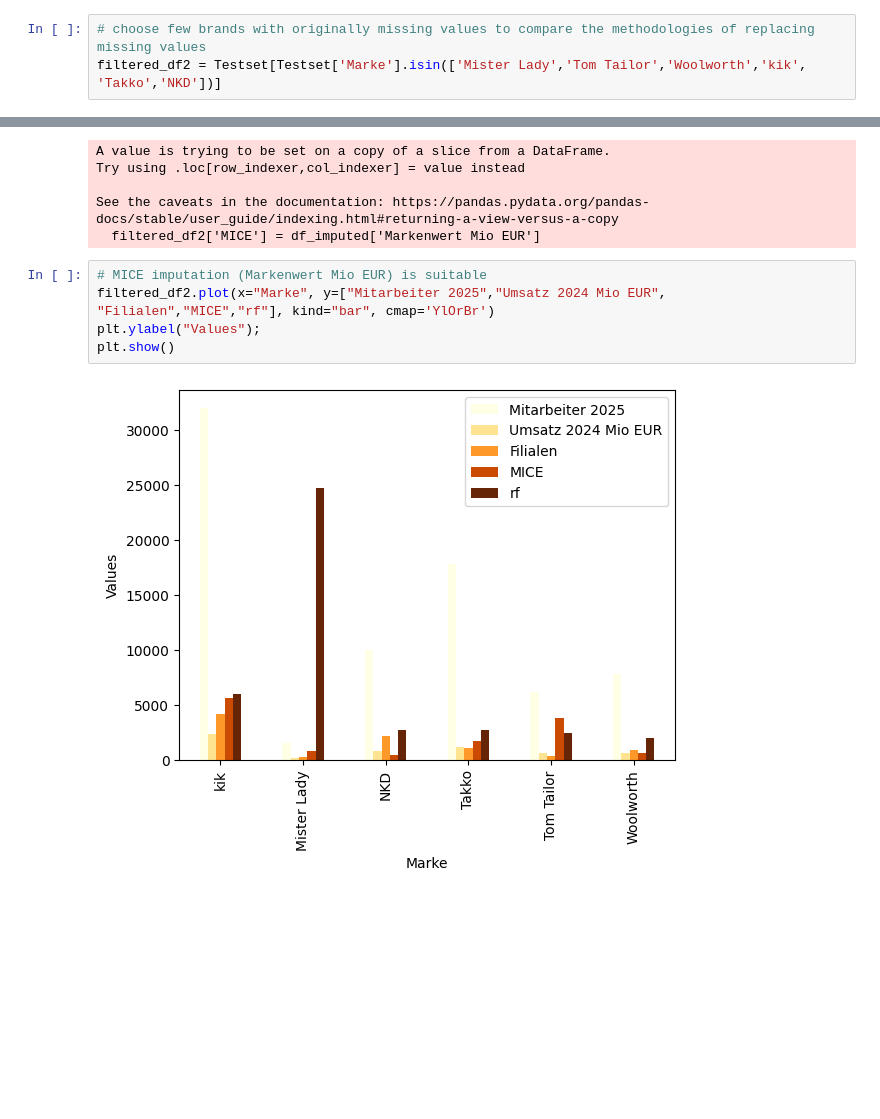
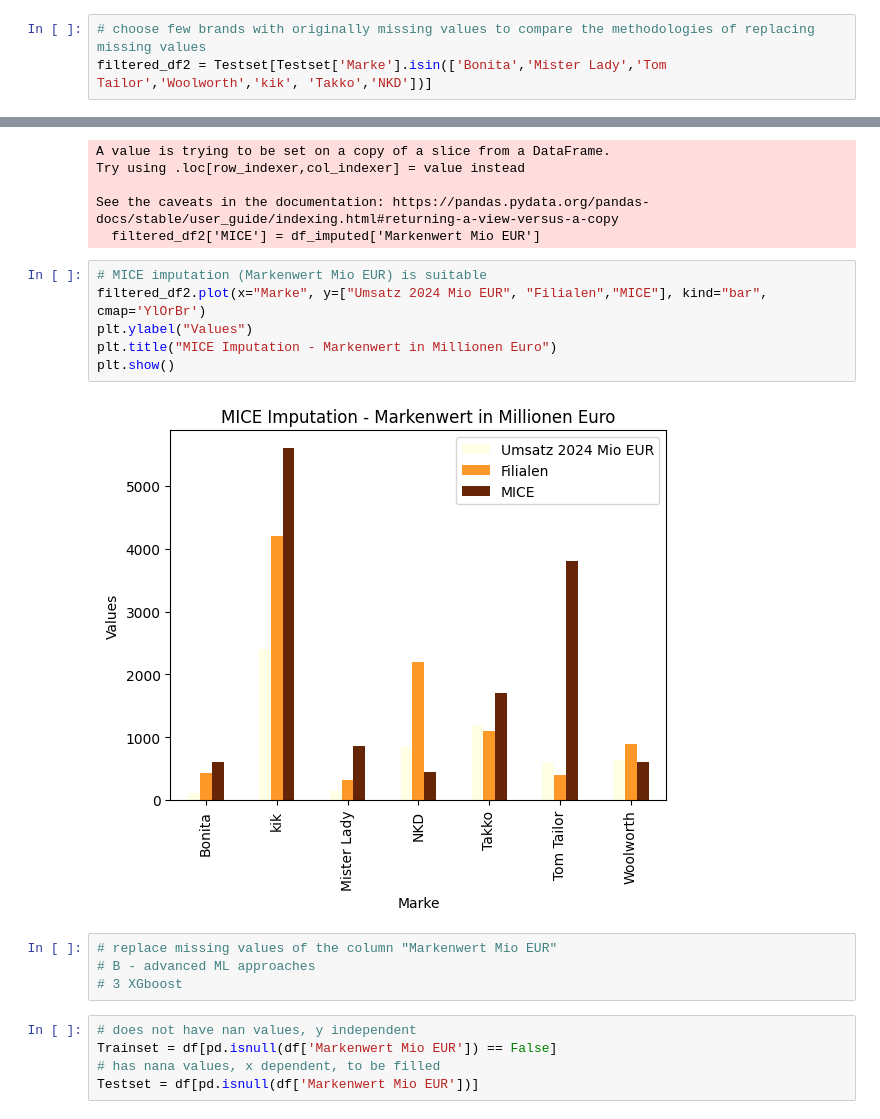
Before and after one commit to spribylova/PythonAppliedAnalytics, a Jupyter notebook: Fashion_File_missing_values_3.ipynb, the cells around one changed output, grey strips where cells are left out. Drawn from its saved outputs; the diff is of its cells as text; blank space fills up the shorter version.

```diff
--- a/Fashion_File_missing_values_3.ipynb
+++ b/Fashion_File_missing_values_3.ipynb
@@ -271,7 +276,7 @@ Testset.isnull().sum()
 dtype: int64
 # %%
 # choose few brands with originally missing values to compare the methodologies of replacing missing values
-filtered_df2 = Testset[Testset['Marke'].isin(['Mister Lady','Tom Tailor','Woolworth','kik', 'Takko','NKD'])]
+filtered_df2 = Testset[Testset['Marke'].isin(['Bonita','Mister Lady','Tom Tailor','Woolworth','kik', 'Takko','NKD'])]
 # %%
 # Random Forest (deep brown color Markenwert Mio EUR) seems to be suitable
 filtered_df2.plot(x="Marke", y=["Mitarbeiter 2025","Umsatz 2024 Mio EUR", "Filialen","rf"], kind="bar", cmap='YlOrBr')
@@ -344,8 +349,18 @@ See the caveats in the documentation: https://pandas.pydata.org/pandas-docs/stab
   filtered_df2['MICE'] = df_imputed['Markenwert Mio EUR']
 # %%
 # MICE imputation (Markenwert Mio EUR) is suitable
-filtered_df2.plot(x="Marke", y=["Mitarbeiter 2025","Umsatz 2024 Mio EUR", "Filialen","MICE","rf"], kind="bar", cmap='YlOrBr')
-plt.ylabel("Values");
+filtered_df2.plot(x="Marke", y=["Umsatz 2024 Mio EUR", "Filialen","MICE"], kind="bar", cmap='YlOrBr')
+plt.ylabel("Values")
+plt.title("MICE Imputation - Markenwert in Millionen Euro")
 plt.show()
 # %% [output]
-[figure, old version]
+[figure, new version]
+# %%
+# replace missing values of the column "Markenwert Mio EUR"
+# B - advanced ML approaches
+# 3 XGboost
+# %%
+# does not have nan values, y independent
+Trainset = df[pd.isnull(df['Markenwert Mio EUR']) == False]
+# has nana values, x dependent, to be filled
+Testset = df[pd.isnull(df['Markenwert Mio EUR'])]
```
Also changed, not shown: parts of 12 cells of this notebook.
